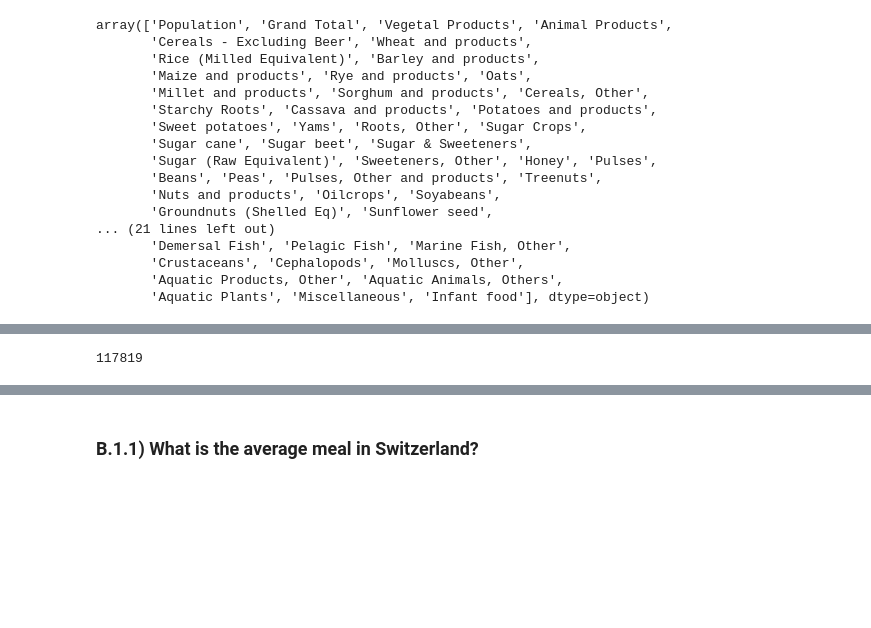
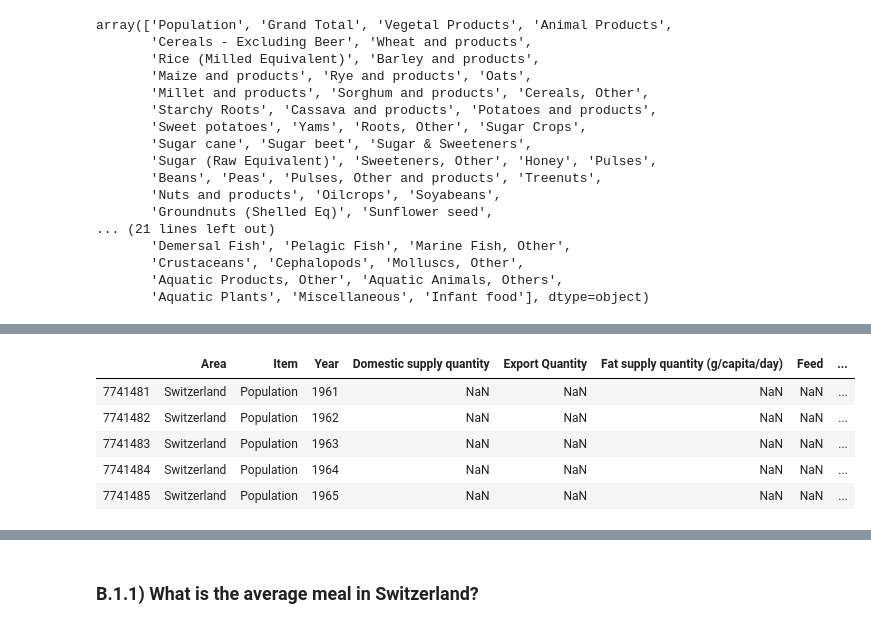
Before and after one commit to jlabhard/ADA_Project, a Jupyter notebook: Project_notebook.ipynb, the cells around one changed output, grey strips where cells are left out. Saved outputs shown, nothing was run; the diff lists cells and outputs as text; code cells hidden in the pictures; blank space fills up the shorter version.

```diff
--- a/Project_notebook.ipynb
+++ b/Project_notebook.ipynb
@@ -358,11 +292,16 @@ values_wide.head()
 # %%
 food_balance_wide = food_balance[['Area', 'Item', 'Year']]\
                     .merge(values_wide, right_index=True, left_on=['Area', 'Item', 'Year'])\
                     .drop_duplicates()
 
-food_balance_wide.size
+food_balance_wide.head()
 # %% [output]
-117819
+|  | Area | Item | Year | Domestic supply quantity | Export Quantity | Fat supply quantity (g/capita/day) | Feed | ... |
+| 7741481 | Switzerland | Population | 1961 | NaN | NaN | NaN | NaN | ... |
+| 7741482 | Switzerland | Population | 1962 | NaN | NaN | NaN | NaN | ... |
+| 7741483 | Switzerland | Population | 1963 | NaN | NaN | NaN | NaN | ... |
+| 7741484 | Switzerland | Population | 1964 | NaN | NaN | NaN | NaN | ... |
+| 7741485 | Switzerland | Population | 1965 | NaN | NaN | NaN | NaN | ... |
 # %%
 food_balance_wide.groupby('Year').agg(sum).head()
 # %% [output]
```
Also changed, not shown: parts of 8 cells of this notebook.
